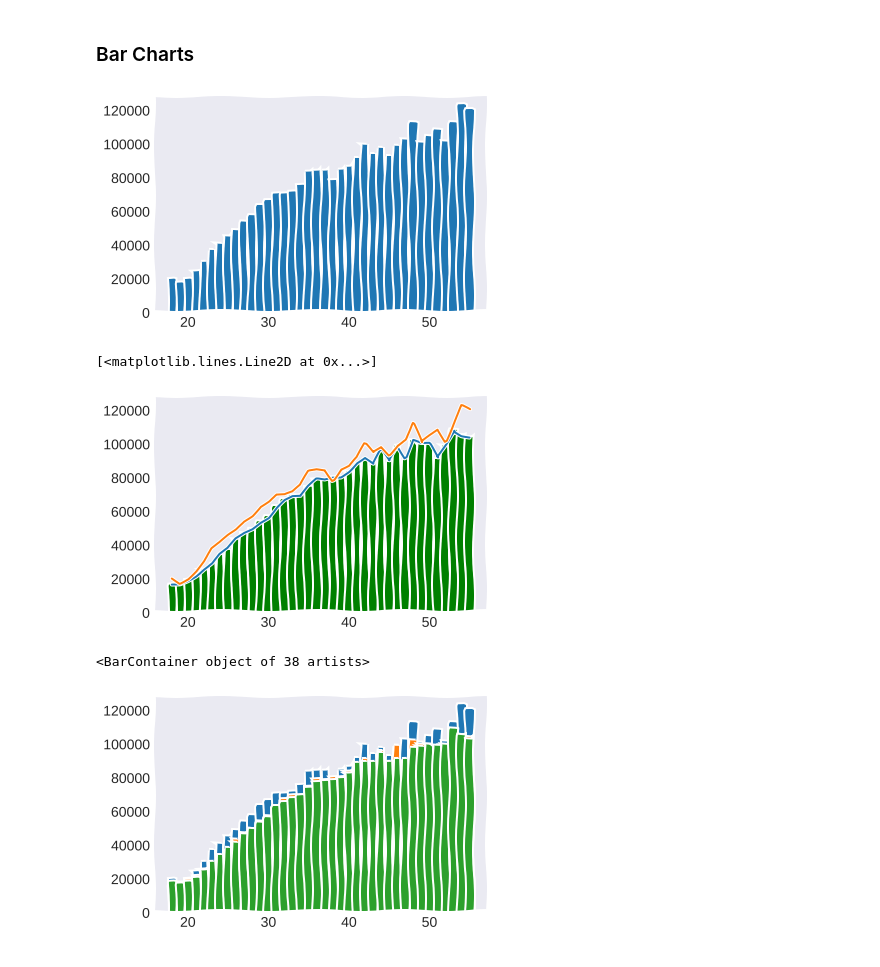
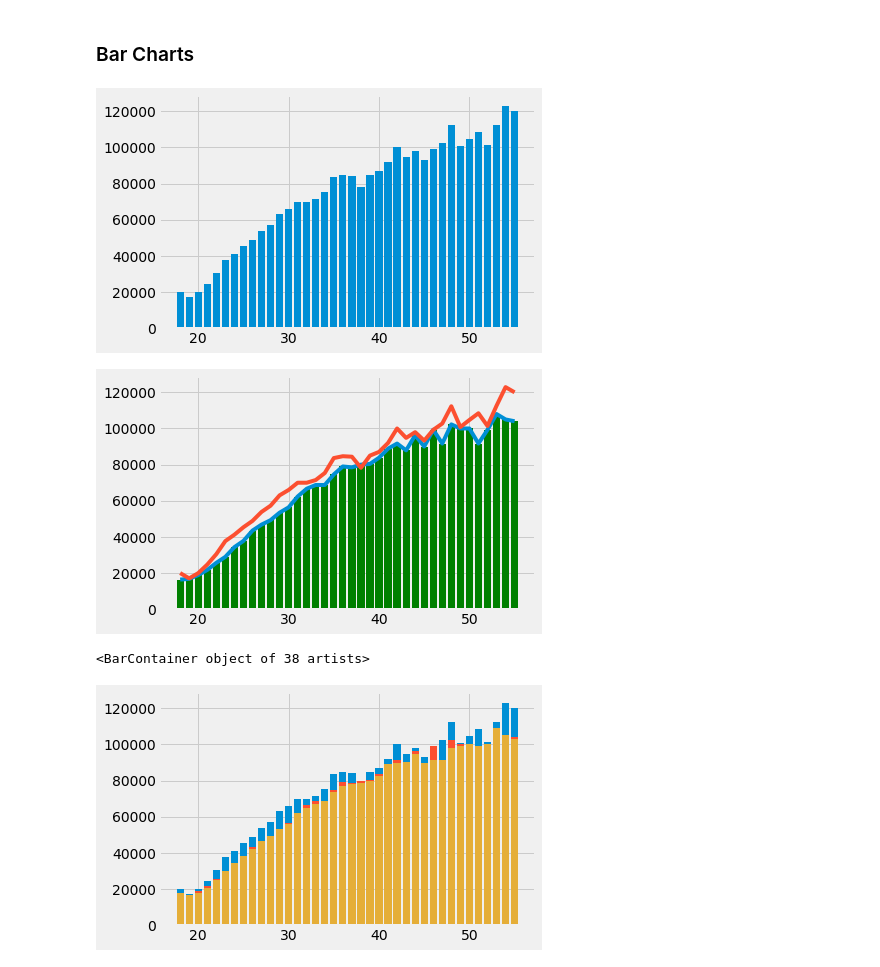
Before and after one commit to nofile000/Deep-Learning-Prerequisites-The-Numpy-Stack-in-Python-V2-, a Jupyter notebook: Matplotlib.ipynb, the cells around one changed output. Cells and saved outputs as stored; diff of their text form; code cells hidden in the pictures.

Commit message:
finished upto scatter plots

```diff
--- a/Matplotlib.ipynb
+++ b/Matplotlib.ipynb
@@ -48 +50,8 @@ plt.savefig('pyplot.png')
 <Figure size 432x288 with 0 Axes>
+# %%
+#filling area on line plots
+plt.plot(ages_x,py_dev_y,label='Python')
+plt.plot(ages_x,dev_y,label='dev',linestyle='--')
+plt.legend(loc='upper left')
+plt.style.use('fivethirtyeight')
+plt.fill_between(ages_x,py_dev_y,alpha =0.25)
@@ -49,19 +90,19 @@ plt.savefig('pyplot.png')
 # %% [markdown]
 ### Bar Charts
 # %%
-plt.style.use('seaborn-dark')
+plt.style.use('fivethirtyeight')
 plt.bar(ages_x,py_dev_y)
 plt.show()
 # %% [output]
-[figure, old version]
+[figure, new version]
 # %%
 # line and bar chart on same graph
 plt.bar(ages_x,js_dev_y,color = 'g')
 plt.plot(ages_x,js_dev_y)
 plt.plot(ages_x,py_dev_y)
+plt.show()
 # %% [output]
-[<matplotlib.lines.Line2D at 0x...>]
-[figure, old version]
+[figure, new version]
 # %%
 # multiple bar datas
 plt.bar(ages_x,py_dev_y)
@@ -69,6 +110,6 @@ plt.bar(ages_x,js_dev_y)
 plt.bar(ages_x,dev_y)
 # %% [output]
 <BarContainer object of 38 artists>
-[figure, old version]
+[figure, new version]
 # %%
 # fixing this overlapped data and view it side by side with other data
```
Also changed, not shown: parts of 33 cells of this notebook, 3 other files.
